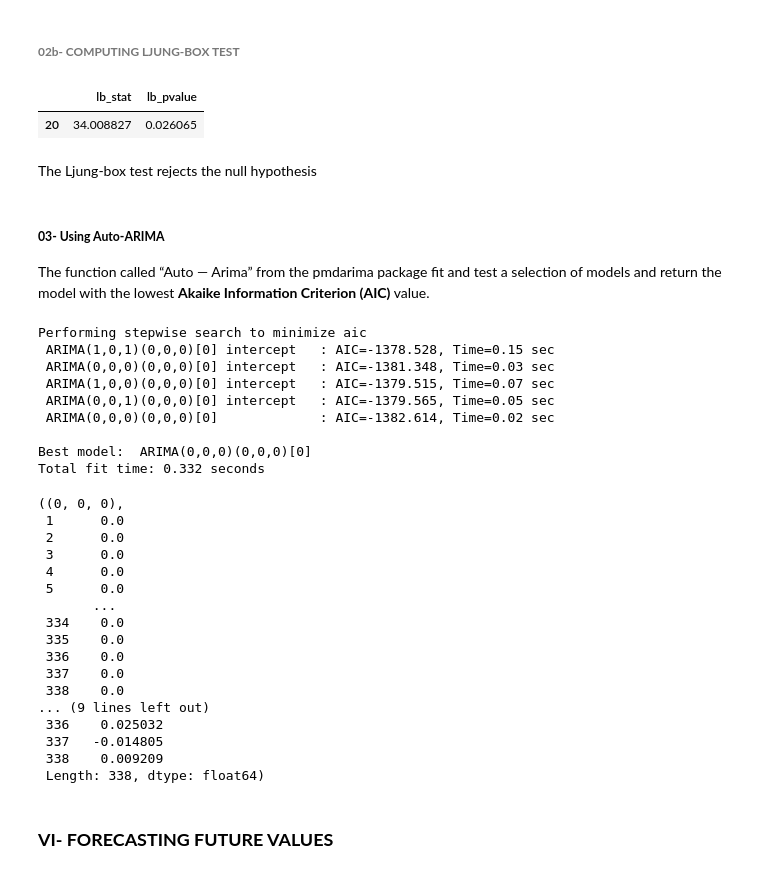
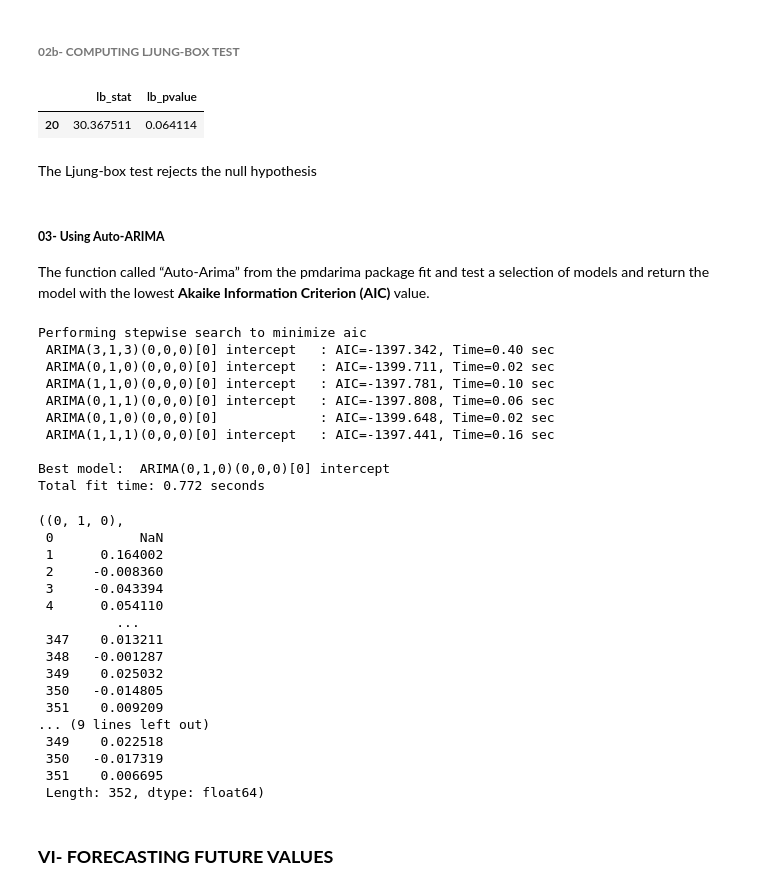
Before and after one commit to MohamedKeteb/Crypto_project, a Jupyter notebook: arima_model.ipynb, the cells around one changed output. Cells and saved outputs as stored; diff of their text form; code cells hidden in the pictures.

```diff
--- a/arima_model.ipynb
+++ b/arima_model.ipynb
@@ -202,6 +218,6 @@ def find_diff_order(data, price, to_print = True) :
 
 
 
-diff_data = find_diff_order(log_data, "close", to_print= False)
+d, diff_data = find_diff_order(log_data, "close", to_print= False)
 # %% [output]
 The test statistic is outside of the range of p-values available in the
@@ -314,61 +327,63 @@ As we can see the distribution varies quite a lot in the sample. Now we are perf
 # %%
 def LB_test(data, price) :
     return sm.stats.acorr_ljungbox(data[str(price)], lags= [20], return_df= True)
 
-LB_test(data, 'close')
+LB_test(diff_data, 'close')
 # %% [output]
 |  | lb_stat | lb_pvalue |
-| 20 | 34.008827 | 0.026065 |
+| 20 | 30.367511 | 0.064114 |
 # %% [markdown]
 The Ljung-box test rejects the null hypothesis
 # %% [markdown]
 ##### **03- Using Auto-ARIMA**
 
-The function called “Auto — Arima” from the pmdarima package fit and test a selection of models and return the model with the lowest **Akaike Information Criterion (AIC)** value.
+The function called “Auto-Arima” from the pmdarima package fit and test a selection of models and return the model with the lowest **Akaike Information Criterion (AIC)** value.
 # %%
 def auto_arima(data, price):
 
     model = pm.auto_arima(data[str(price)],
-                          start_p=1,
-                          start_q=1,
+                          start_p=3,
+                          start_q=3,
                           test='adf',
                           max_p=15,
                           max_q=15,
                           trace=True,
                           error_action='ignore',
                           suppress_warnings=True,
-                          stepwise = True)
+                          stepwise = True,
+                          information_criterion = 'aic')
     # difference df by d found by auto arima
     differenced_by_auto_arima = data[str(price)].diff(model.order[1])
     return model.order, differenced_by_auto_arima, model.resid()
 
-auto_arima(log_data, "close")
+auto_arima(data, "close")
 # %% [output]
 Performing stepwise search to minimize aic
- ARIMA(1,0,1)(0,0,0)[0] intercept   : AIC=-1378.528, Time=0.15 sec
- ARIMA(0,0,0)(0,0,0)[0] intercept   : AIC=-1381.348, Time=0.03 sec
- ARIMA(1,0,0)(0,0,0)[0] intercept   : AIC=-1379.515, Time=0.07 sec
- ARIMA(0,0,1)(0,0,0)[0] intercept   : AIC=-1379.565, Time=0.05 sec
- ARIMA(0,0,0)(0,0,0)[0]             : AIC=-1382.614, Time=0.02 sec
+ ARIMA(3,1,3)(0,0,0)[0] intercept   : AIC=-1397.342, Time=0.40 sec
+ ARIMA(0,1,0)(0,0,0)[0] intercept   : AIC=-1399.711, Time=0.02 sec
+ ARIMA(1,1,0)(0,0,0)[0] intercept   : AIC=-1397.781, Time=0.10 sec
+ ARIMA(0,1,1)(0,0,0)[0] intercept   : AIC=-1397.808, Time=0.06 sec
+ ARIMA(0,1,0)(0,0,0)[0]             : AIC=-1399.648, Time=0.02 sec
+ ARIMA(1,1,1)(0,0,0)[0] intercept   : AIC=-1397.441, Time=0.16 sec
 
-Best model:  ARIMA(0,0,0)(0,0,0)[0]
-Total fit time: 0.332 seconds
+Best model:  ARIMA(0,1,0)(0,0,0)[0] intercept
+Total fit time: 0.772 seconds
-((0, 0, 0),
- 1      0.0
- 2      0.0
- 3      0.0
- 4      0.0
- 5      0.0
-       ...
- 334    0.0
- 335    0.0
- 336    0.0
- 337    0.0
- 338    0.0
+((0, 1, 0),
+ 0           NaN
+ 1      0.164002
+ 2     -0.008360
+ 3     -0.043394
+ 4      0.054110
+          ...
+ 347    0.013211
+ 348   -0.001287
+ 349    0.025032
+ 350   -0.014805
+ 351    0.009209
 ... (9 lines left out)
- 336    0.025032
- 337   -0.014805
- 338    0.009209
- Length: 338, dtype: float64)
+ 349    0.022518
+ 350   -0.017319
+ 351    0.006695
+ Length: 352, dtype: float64)
 # %% [markdown]
 ### **VI- FORECASTING FUTURE VALUES**
```
Also changed, not shown: parts of 12 cells of this notebook, 2 other files.
